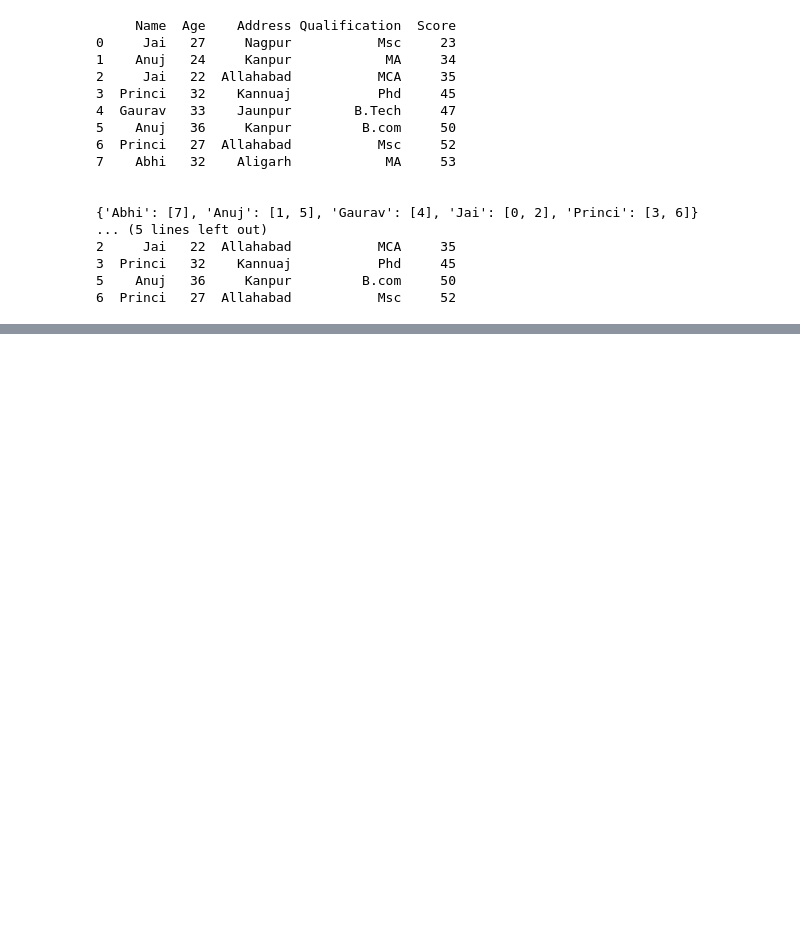
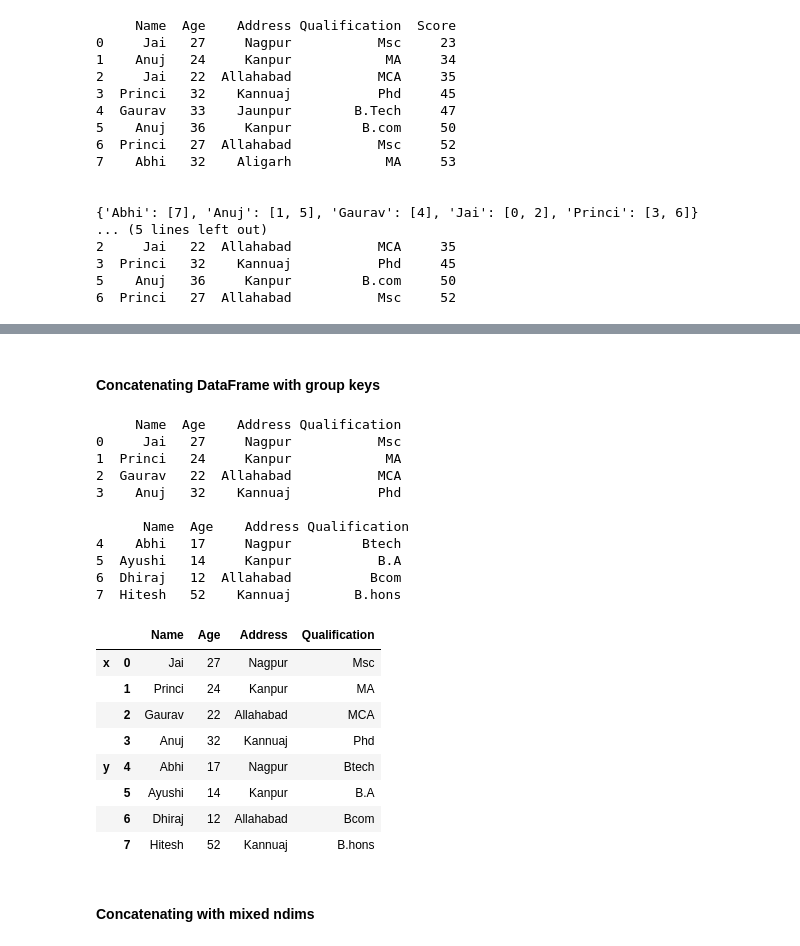
Before and after one commit to Saidattatreya/myLearnings, a Jupyter notebook: pandas-all-in-one.ipynb, the cells around one changed output, grey strips where cells are left out. Saved outputs shown, nothing was run; the diff lists cells and outputs as text; code cells hidden in the pictures; blank space fills up the shorter version.

```diff
--- a/pandas-all-in-one.ipynb
+++ b/pandas-all-in-one.ipynb
@@ -1973,0 +2203,50 @@ print(df.groupby('Name').filter(lambda x: len(x) >= 2))
+# %% [markdown]
+#### Concatenating DataFrame with group keys
+# %%
+data1 = {'Name': ['Jai', 'Princi', 'Gaurav', 'Anuj' ],
+         'Age' : [27, 24, 22, 32],
+         'Address': ['Nagpur', 'Kanpur', 'Allahabad', 'Kannuaj'],
+         'Qualification' : ['Msc', 'MA', 'MCA', 'Phd']
+        }
+
+data2 = {'Name': ['Abhi', 'Ayushi', 'Dhiraj', 'Hitesh' ],
+         'Age' : [17, 14, 12, 52],
+         'Address': ['Nagpur', 'Kanpur', 'Allahabad', 'Kannuaj'],
+         'Qualification' : ['Btech', 'B.A', 'Bcom', 'B.hons']
+        }
+
+#convert the dictionary into DataFrame
+df1= pd.DataFrame(data1, index=[0,1,2,3])
+
+#convert the dictionary into DataFrame
+df2 = pd.DataFrame(data2, index=[4,5,6,7])
+
+print(df1, "\n\n", df2, "\n\n")
+
+# using keys
+frames = [df1, df2 ]
+res = pd.concat(frames, keys=['x', 'y'])
+res
+# %% [output]
+     Name  Age    Address Qualification
+0     Jai   27     Nagpur           Msc
+1  Princi   24     Kanpur            MA
+2  Gaurav   22  Allahabad           MCA
+3    Anuj   32    Kannuaj           Phd
+
+      Name  Age    Address Qualification
+4    Abhi   17     Nagpur         Btech
+5  Ayushi   14     Kanpur           B.A
+6  Dhiraj   12  Allahabad          Bcom
+7  Hitesh   52    Kannuaj        B.hons
+|  |  | Name | Age | Address | Qualification |
+| x | 0 | Jai | 27 | Nagpur | Msc |
+|  | 1 | Princi | 24 | Kanpur | MA |
+|  | 2 | Gaurav | 22 | Allahabad | MCA |
+|  | 3 | Anuj | 32 | Kannuaj | Phd |
+| y | 4 | Abhi | 17 | Nagpur | Btech |
+|  | 5 | Ayushi | 14 | Kanpur | B.A |
+|  | 6 | Dhiraj | 12 | Allahabad | Bcom |
+|  | 7 | Hitesh | 52 | Kannuaj | B.hons |
+# %% [markdown]
+#### Concatenating with mixed ndims
```
Also changed, not shown: parts of 28 cells of this notebook.
